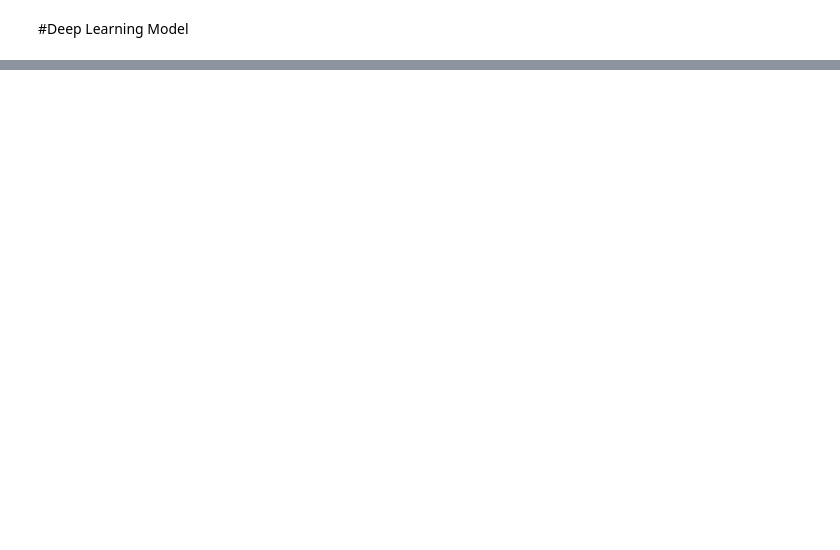
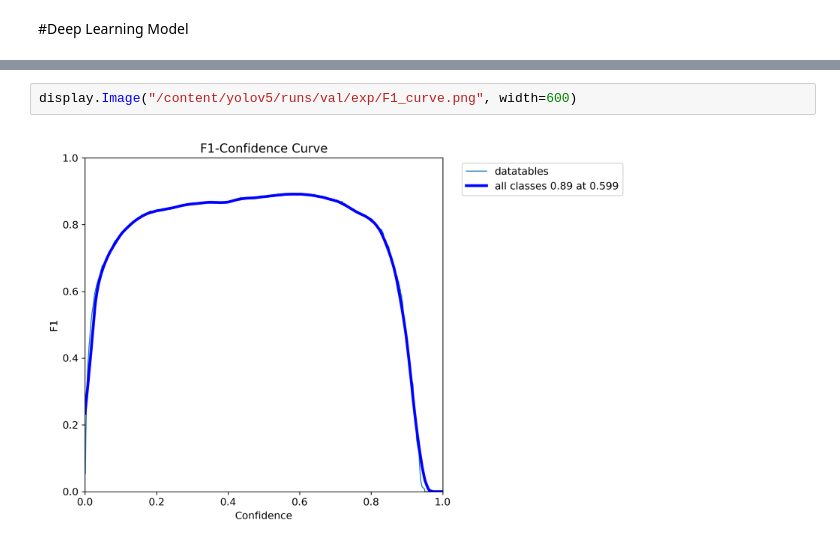
Before and after one commit to diane-park/TableSnap, a Jupyter notebook: Table_Detection_Milestone_2.ipynb, the cells around one changed output, grey strips where cells are left out. Drawn from its saved outputs; the diff is of its cells as text; blank space fills up the shorter version.

```diff
--- a/Table_Detection_Milestone_2.ipynb
+++ b/Table_Detection_Milestone_2.ipynb
@@ -378,0 +447,4 @@ Streaming output truncated to the last 5000 lines.
+# %%
+display.Image("/content/yolov5/runs/val/exp/F1_curve.png", width=600)
+# %% [output]
+[figure, added]
```
Also changed, not shown: parts of 22 cells of this notebook.
